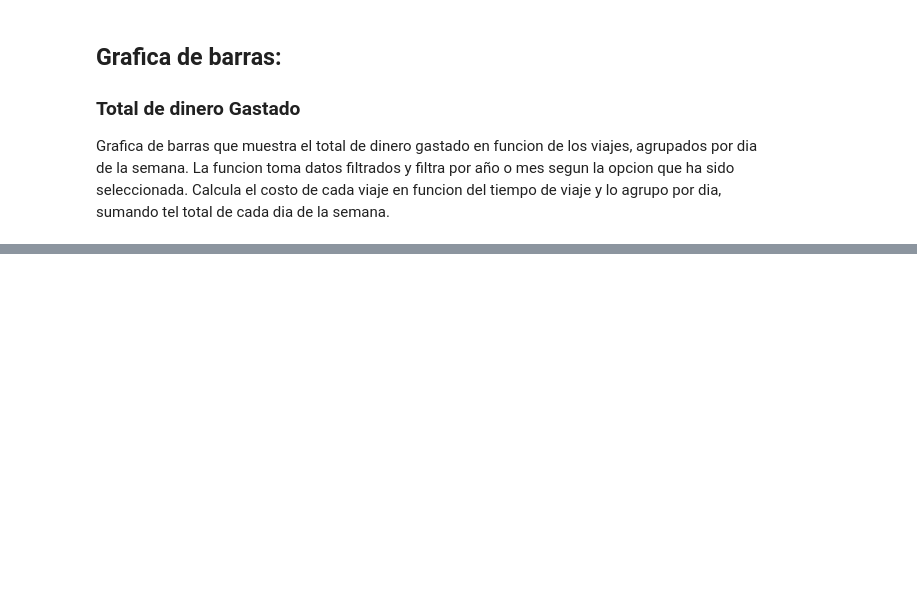
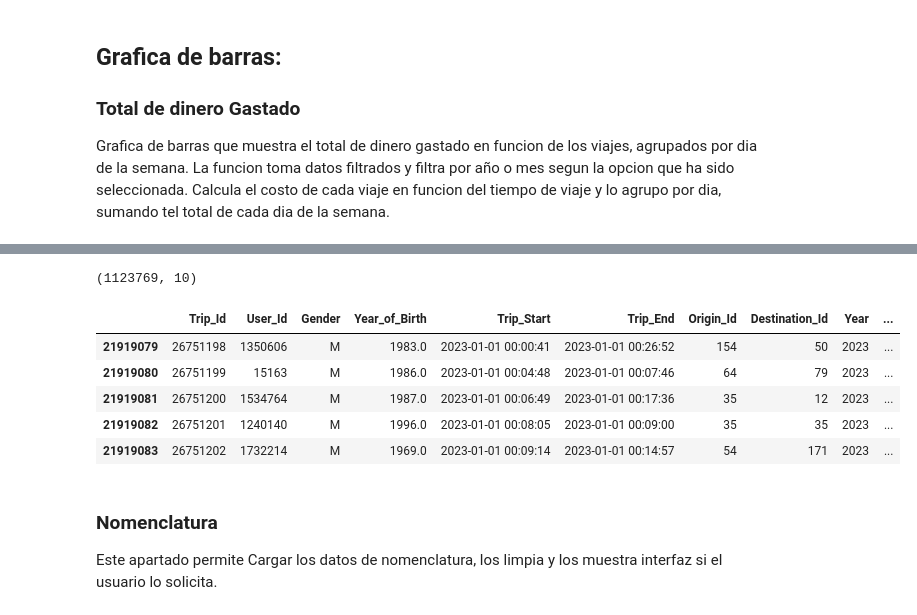
Before and after one commit to victortelles/MiBici-Dashboard, a Jupyter notebook: proyecto_mi_bici.ipynb, the cells around one changed output, grey strips where cells are left out. Cells and saved outputs as stored; diff of their text form; code cells hidden in the pictures; blank space fills up the shorter version.

```diff
--- a/proyecto_mi_bici.ipynb
+++ b/proyecto_mi_bici.ipynb
@@ -1109,0 +1439,17 @@ def graf_money(datos_filtrados, opcion_filtrado, year_selected, month_selected):
+# %%
+# Llamada de prueba para filtrar datos por año y mes
+# Filtrado año 2023 y Mes 1,2,3
+datos_filtrados = df[(df['Year'] == 2023) & (df['Month'].isin([1, 2, 3]))]
+print(datos_filtrados.shape)
+datos_filtrados.head()
+# %% [output]
+(1123769, 10)
+|  | Trip_Id | User_Id | Gender | Year_of_Birth | Trip_Start | Trip_End | Origin_Id | Destination_Id | Year | ... |
+| 21919079 | 26751198 | 1350606 | M | 1983.0 | 2023-01-01 00:00:41 | 2023-01-01 00:26:52 | 154 | 50 | 2023 | ... |
+| 21919080 | 26751199 | 15163 | M | 1986.0 | 2023-01-01 00:04:48 | 2023-01-01 00:07:46 | 64 | 79 | 2023 | ... |
+| 21919081 | 26751200 | 1534764 | M | 1987.0 | 2023-01-01 00:06:49 | 2023-01-01 00:17:36 | 35 | 12 | 2023 | ... |
+| 21919082 | 26751201 | 1240140 | M | 1996.0 | 2023-01-01 00:08:05 | 2023-01-01 00:09:00 | 35 | 35 | 2023 | ... |
+| 21919083 | 26751202 | 1732214 | M | 1969.0 | 2023-01-01 00:09:14 | 2023-01-01 00:14:57 | 54 | 171 | 2023 | ... |
+# %% [markdown]
+### Nomenclatura
+Este apartado permite Cargar los datos de nomenclatura, los limpia y los muestra interfaz si el usuario lo solicita.
```
Also changed, not shown: parts of 15 cells of this notebook, 1 other file.
